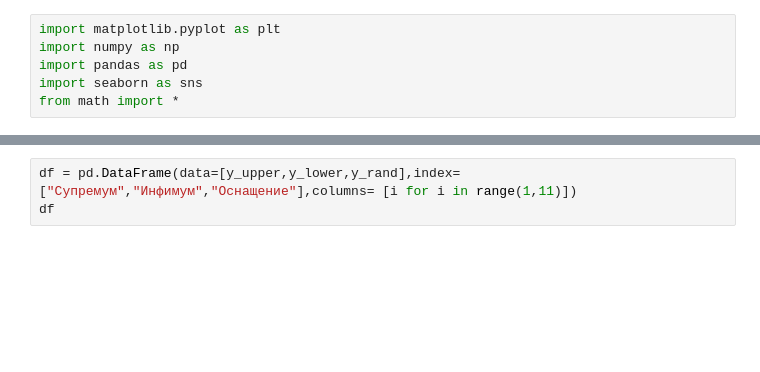
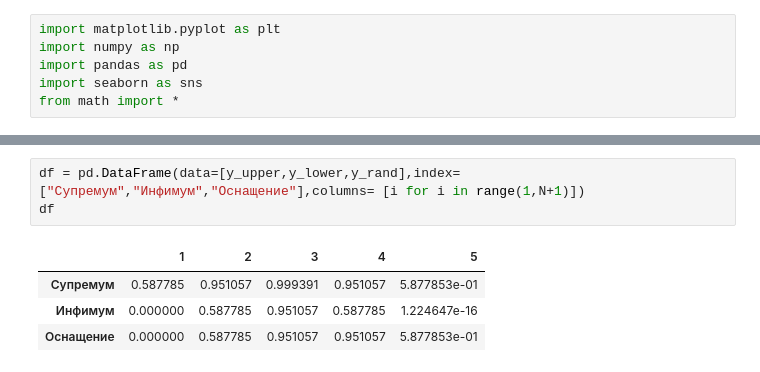
Before and after one commit to cre6qzmc/lab1calculus, a Jupyter notebook: lab1shchennikova.ipynb, the cells around one changed output, grey strips where cells are left out. Saved outputs shown, nothing was run; the diff lists cells and outputs as text; blank space fills up the shorter version.

```diff
--- a/lab1shchennikova.ipynb
+++ b/lab1shchennikova.ipynb
@@ -48,6 +48,11 @@ plt.show()
 # %%
-df = pd.DataFrame(data=[y_upper,y_lower,y_rand],index=["Супремум","Инфимум","Оснащение"],columns= [i for i in range(1,11)])
+df = pd.DataFrame(data=[y_upper,y_lower,y_rand],index=["Супремум","Инфимум","Оснащение"],columns= [i for i in range(1,N+1)])
 df
+# %% [output]
+|  | 1 | 2 | 3 | 4 | 5 |
+| Супремум | 0.587785 | 0.951057 | 0.999391 | 0.951057 | 5.877853e-01 |
+| Инфимум | 0.000000 | 0.587785 | 0.951057 | 0.587785 | 1.224647e-16 |
+| Оснащение | 0.000000 | 0.587785 | 0.951057 | 0.951057 | 5.877853e-01 |
 # %%
 f = lambda x: np.sin(2 * x) # задаём массив значений функции
 a = 0; b = pi/2; N = 10 # начальная, конечная точки, кол-во разбиений
```
Also changed, not shown: parts of 5 cells of this notebook.
